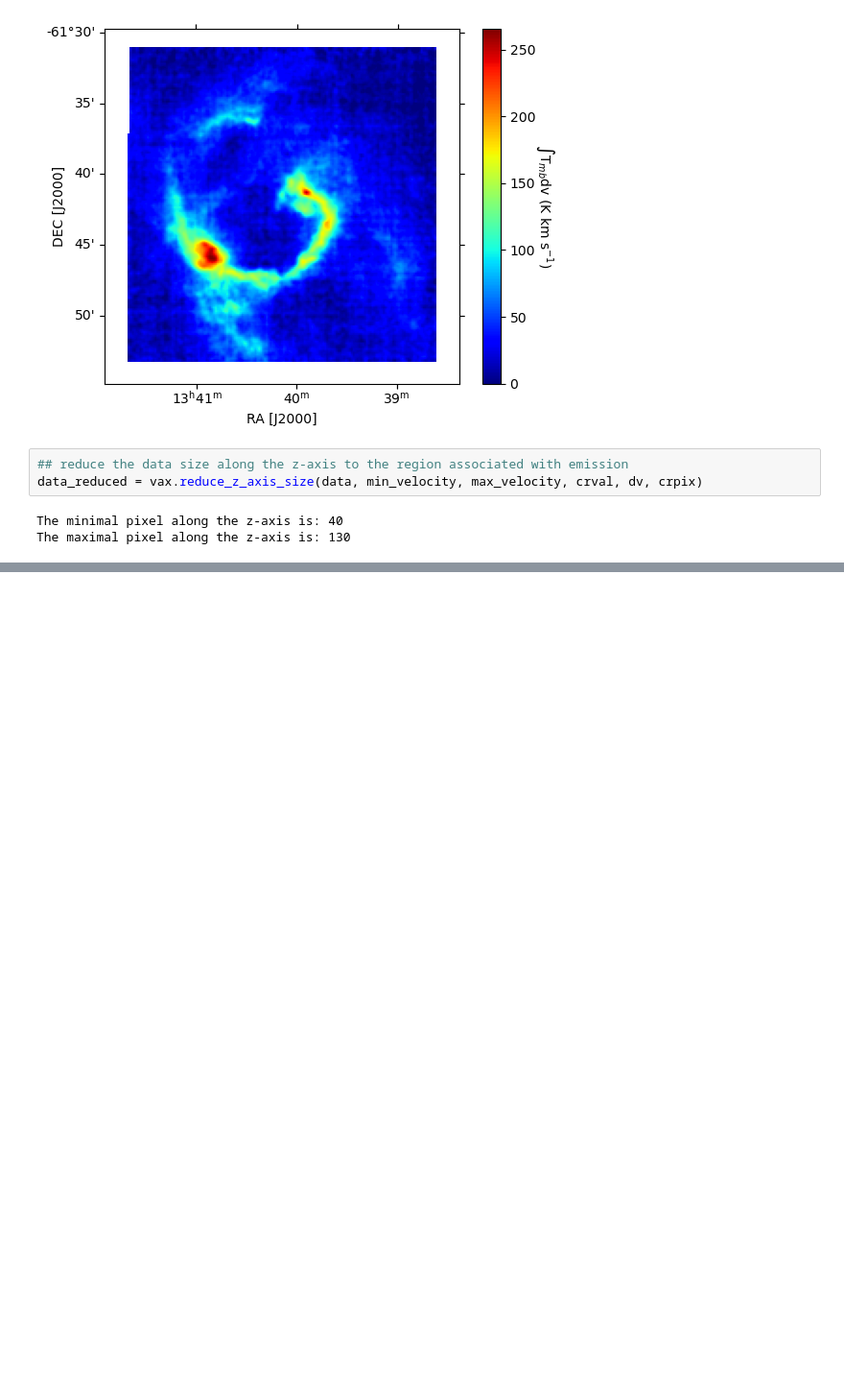
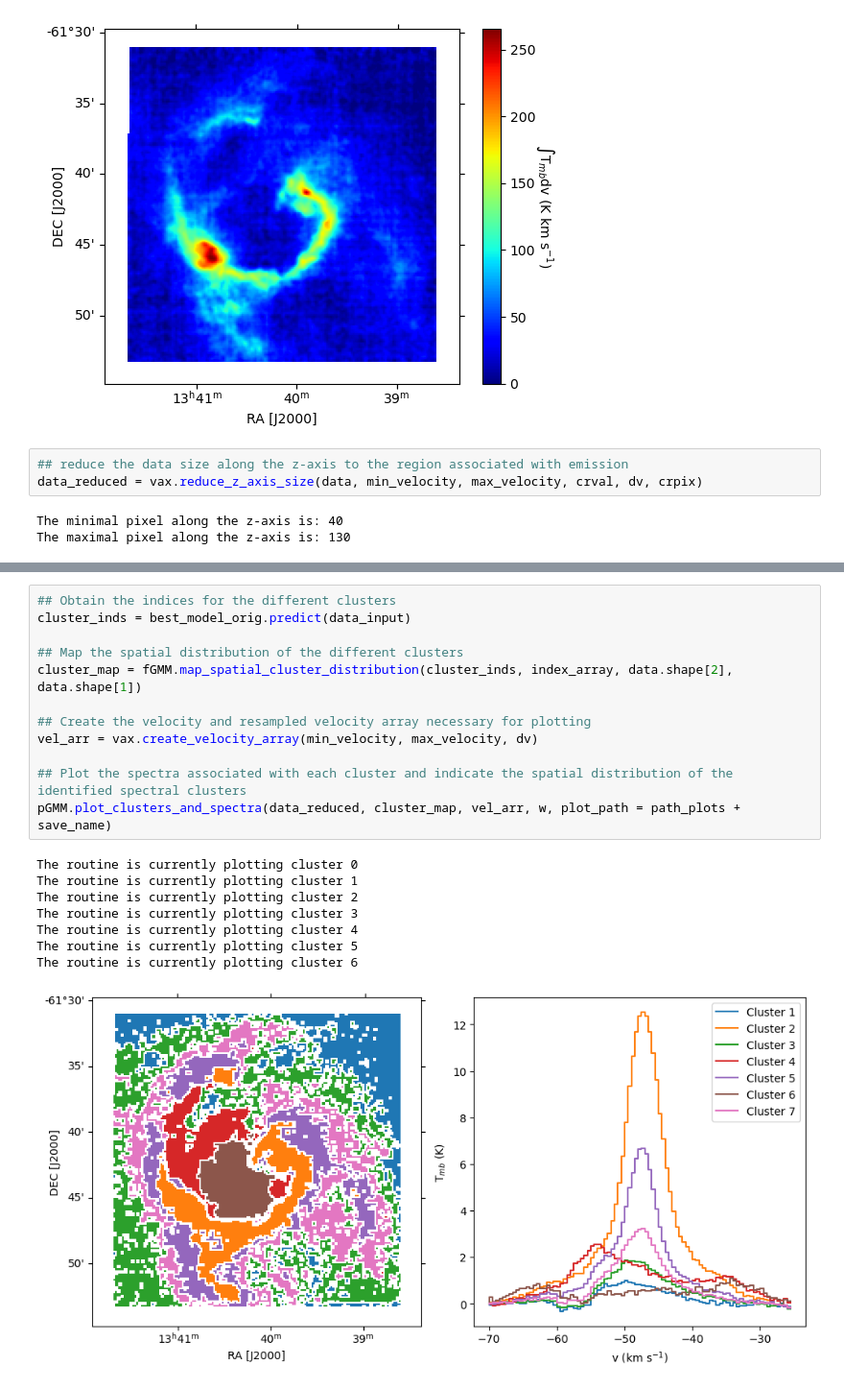
Before and after one commit to lmlb-astro/GMM, a Jupyter notebook: example_GMM_fit.ipynb, the cells around one changed output, grey strips where cells are left out. Shown at 96% size. Saved outputs shown, nothing was run; the diff lists cells and outputs as text; blank space fills up the shorter version.

```diff
--- a/example_GMM_fit.ipynb
+++ b/example_GMM_fit.ipynb
@@ -96,0 +149,21 @@ The maximal pixel along the z-axis is: 130
+# %%
+## Obtain the indices for the different clusters
+cluster_inds = best_model_orig.predict(data_input)
+
+## Map the spatial distribution of the different clusters
+cluster_map = fGMM.map_spatial_cluster_distribution(cluster_inds, index_array, data.shape[2], data.shape[1])
+
+## Create the velocity and resampled velocity array necessary for plotting
+vel_arr = vax.create_velocity_array(min_velocity, max_velocity, dv)
+
+## Plot the spectra associated with each cluster and indicate the spatial distribution of the identified spectral clusters
+pGMM.plot_clusters_and_spectra(data_reduced, cluster_map, vel_arr, w, plot_path = path_plots + save_name)
+# %% [output]
+The routine is currently plotting cluster 0
+The routine is currently plotting cluster 1
+The routine is currently plotting cluster 2
+The routine is currently plotting cluster 3
+The routine is currently plotting cluster 4
+The routine is currently plotting cluster 5
+The routine is currently plotting cluster 6
+[figure, added]
```
Also changed, not shown: parts of 12 cells of this notebook, 1 other file.
